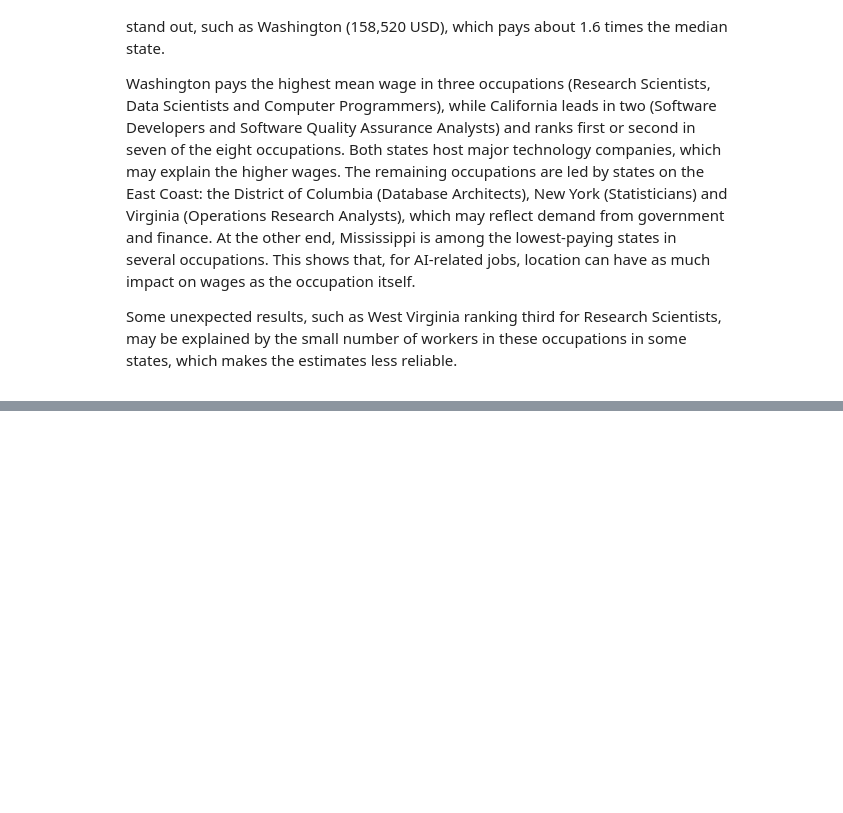
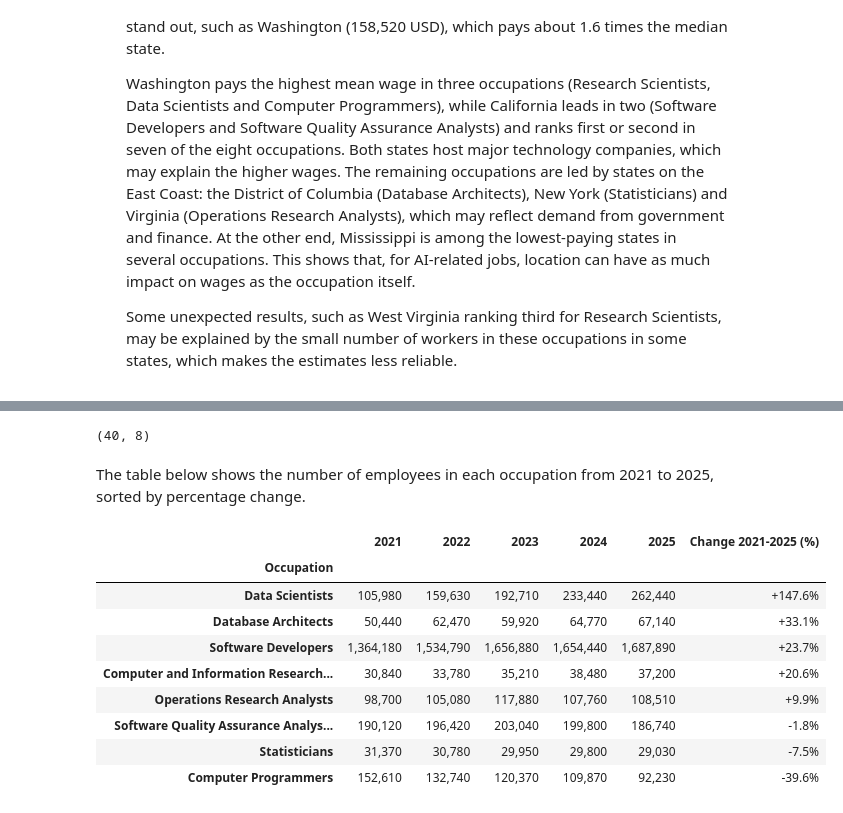
Before and after one commit to 2023357/data-vis-ca1, a Jupyter notebook: CA1_Data_Visualisation.ipynb, the cells around one changed output, grey strips where cells are left out. Saved outputs shown, nothing was run; the diff lists cells and outputs as text; code cells hidden in the pictures; blank space fills up the shorter version.

```diff
--- a/CA1_Data_Visualisation.ipynb
+++ b/CA1_Data_Visualisation.ipynb
@@ -461,0 +568,45 @@ plt.show()
+# %%
+# Load each additional year with the function (each file takes a few minutes)
+df_2021 = load_year('oesm21all/all_data_M_2021.xlsx', 2021)
+df_2022 = load_year('oesm22all/all_data_M_2022.xlsx', 2022)
+df_2024 = load_year('oesm24all/all_data_M_2024.xlsx', 2024)
+df_2025 = load_year('oesm25all/all_data_M_2025.xlsx', 2025)
+
+# 2023 was already loaded and cleaned in Sections 1-4, so it is reused here
+df_2023 = ai_national[['AREA_TYPE', 'I_GROUP', 'OCC_CODE', 'OCC_TITLE',
+                       'TOT_EMP', 'A_MEAN', 'A_MEDIAN']].copy()
+df_2023['YEAR'] = 2023
+
+# Combine all years into a single table
+trend_df = pd.concat([df_2021, df_2022, df_2023, df_2024, df_2025])
+trend_df.shape
+# %% [output]
+(40, 8)
+# %% [markdown]
+The table below shows the number of employees in each occupation from 2021 to 2025, sorted by percentage change.
+# %%
+# Employment by occupation and year (one row per occupation, one column per year)
+emp_table = trend_df.pivot(index='OCC_TITLE', columns='YEAR', values='TOT_EMP')
+
+# Percentage change between 2021 and 2025
+emp_table['Change 2021-2025 (%)'] = (emp_table[2025] / emp_table[2021] - 1) * 100
+
+# Sort from the fastest-growing to the fastest-declining occupation
+emp_table = emp_table.sort_values('Change 2021-2025 (%)', ascending=False)
+emp_table.columns.name = None
+emp_table.index.name = 'Occupation'
+
+# Display with thousand separators and a +/- sign for the change
+emp_table.style.format('{:,.0f}', subset=[2021, 2022, 2023, 2024, 2025]) \
+               .format('{:+.1f}%', subset=['Change 2021-2025 (%)'])
+# %% [output]
+|  | 2021 | 2022 | 2023 | 2024 | 2025 | Change 2021-2025 (%) |
+| Occupation |  |  |  |  |  |  |
+| Data Scientists | 105,980 | 159,630 | 192,710 | 233,440 | 262,440 | +147.6% |
+| Database Architects | 50,440 | 62,470 | 59,920 | 64,770 | 67,140 | +33.1% |
+| Software Developers | 1,364,180 | 1,534,790 | 1,656,880 | 1,654,440 | 1,687,890 | +23.7% |
+| Computer and Information Research... | 30,840 | 33,780 | 35,210 | 38,480 | 37,200 | +20.6% |
+| Operations Research Analysts | 98,700 | 105,080 | 117,880 | 107,760 | 108,510 | +9.9% |
+| Software Quality Assurance Analys... | 190,120 | 196,420 | 203,040 | 199,800 | 186,740 | -1.8% |
+| Statisticians | 31,370 | 30,780 | 29,950 | 29,800 | 29,030 | -7.5% |
+| Computer Programmers | 152,610 | 132,740 | 120,370 | 109,870 | 92,230 | -39.6% |
```
Also changed, not shown: parts of 18 cells of this notebook, 1 other file.
